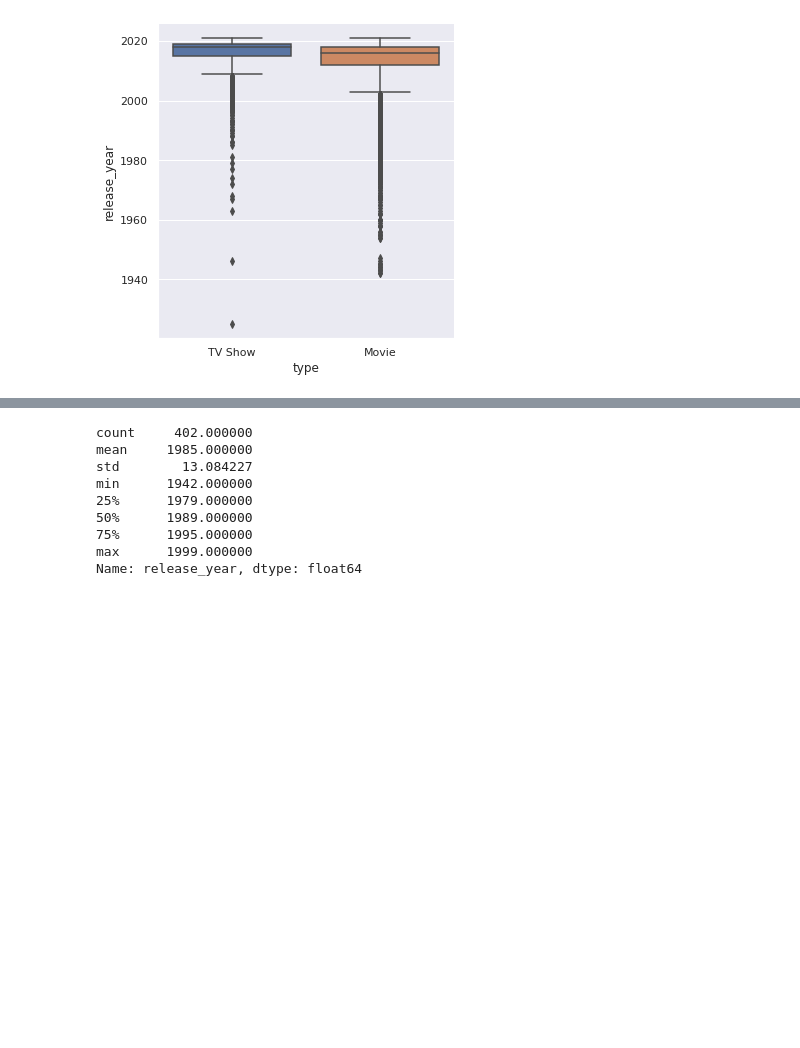
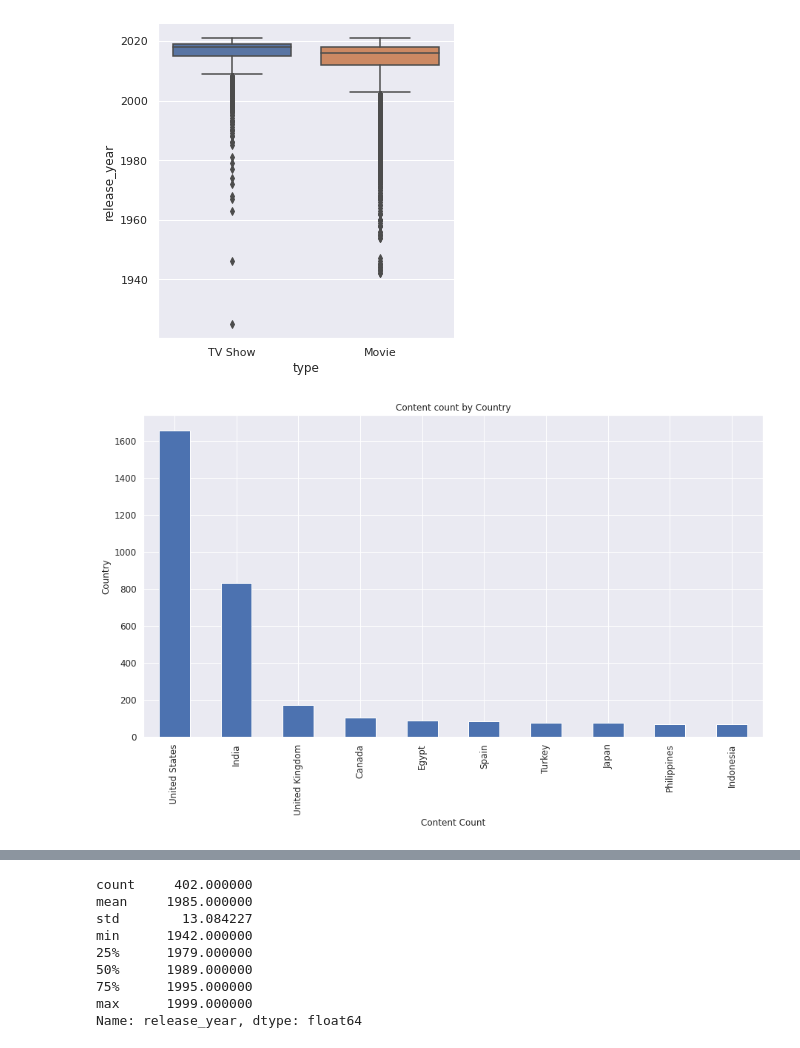
Before and after one commit to leandroalmada86/projet-python-dataviz, a Jupyter notebook: projet_netflix_title.ipynb, the cells around one changed output, grey strips where cells are left out. Saved outputs shown, nothing was run; the diff lists cells and outputs as text; code cells hidden in the pictures; blank space fills up the shorter version.

```diff
--- a/projet_netflix_title.ipynb
+++ b/projet_netflix_title.ipynb
@@ -165,0 +169,10 @@ filter_tab = sns.catplot(data=result, x='type', y='release_year', kind='box')
+# %%
+group_country_movies=result.groupby('country')['show_id'].count().sort_values(ascending=False).head(10);
+plt.subplots(figsize=(15,8));
+group_country_movies.plot(kind='bar',fontsize=12);
+plt.xlabel('Content Count',fontsize=12)
+plt.ylabel('Country',fontsize=12)
+plt.title('Content count by Country',fontsize=12)
+plt.ioff()
+# %% [output]
+[figure, added]
```
Also changed, not shown: parts of 7 cells of this notebook.
